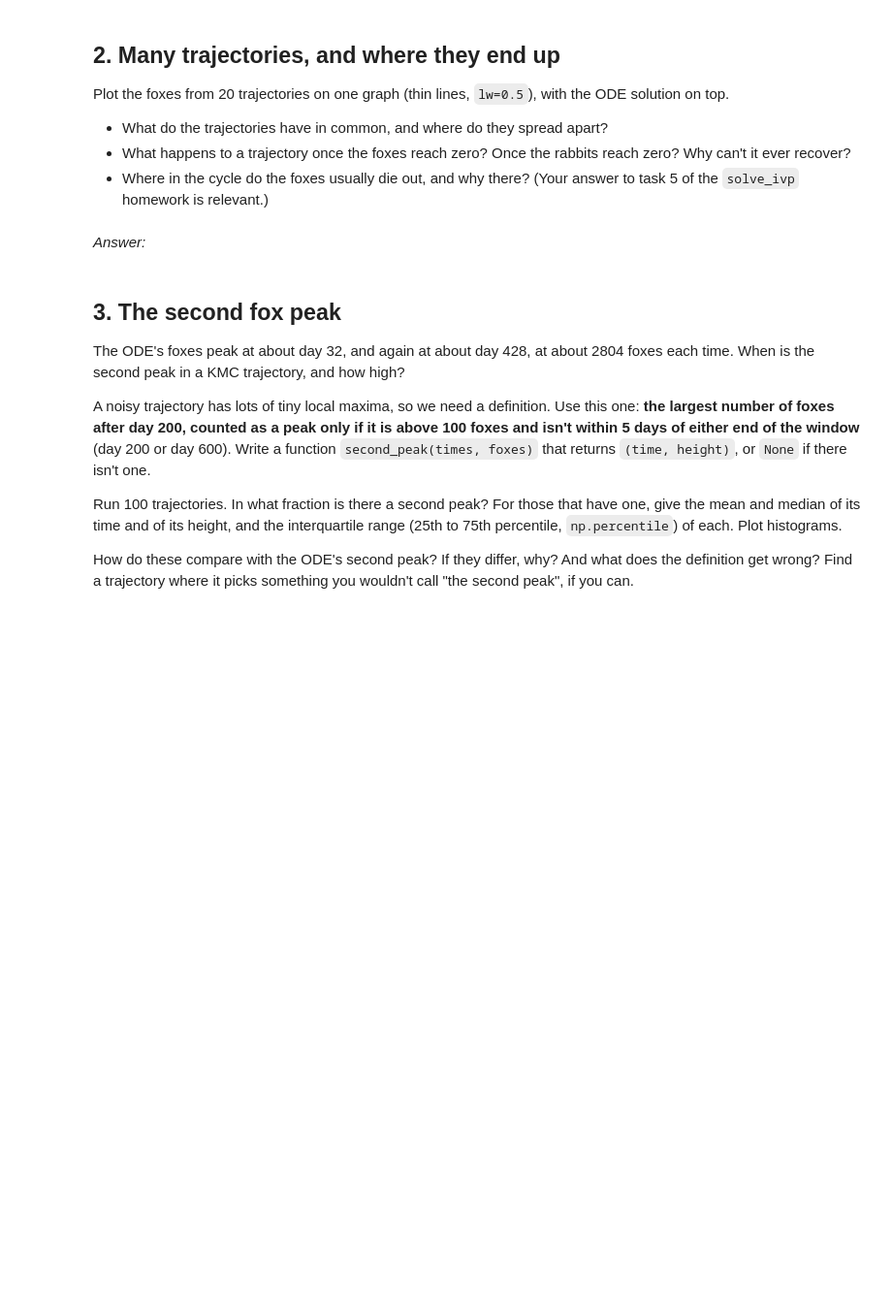
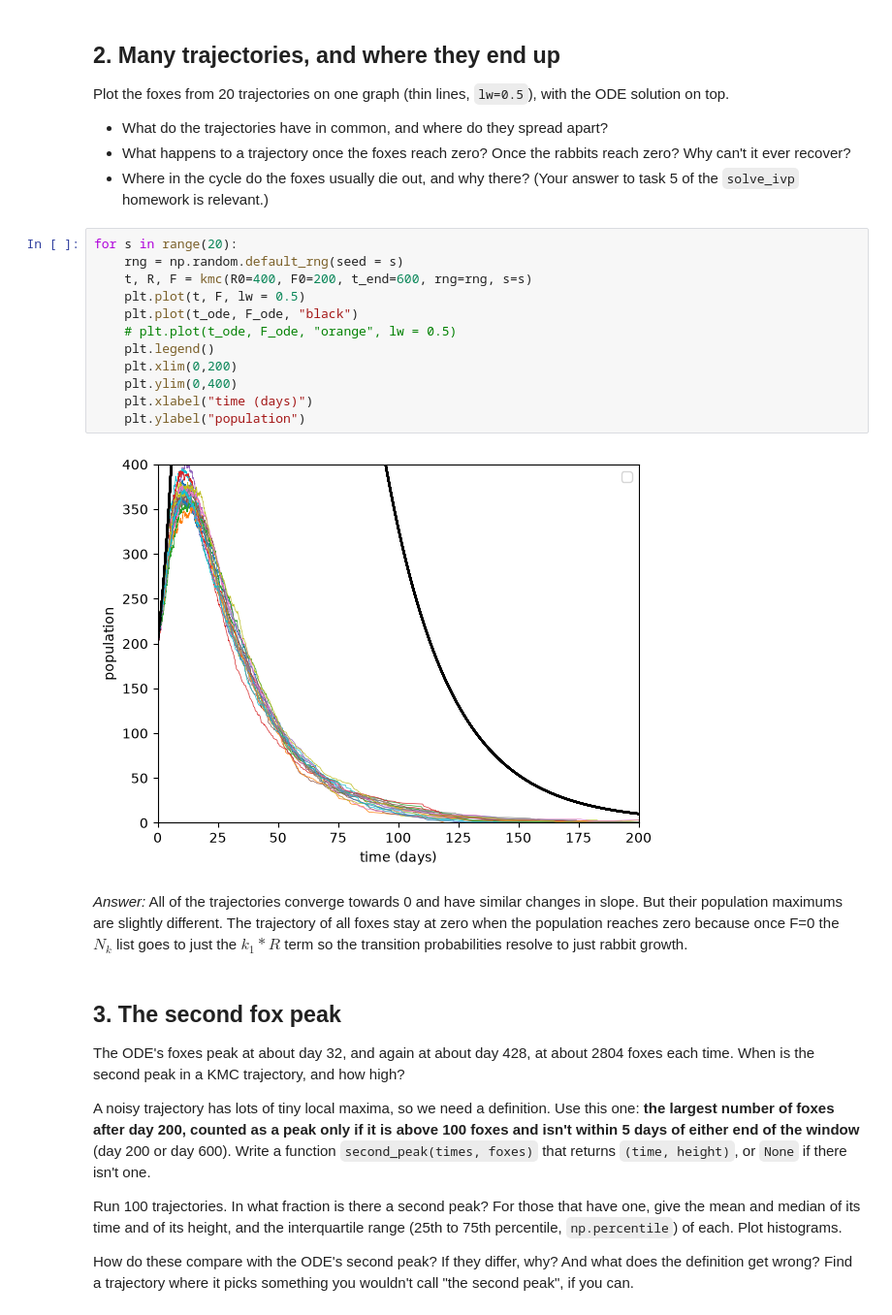
Before and after one commit to mitchellmlibby/kinetic-monte-carlo, a Jupyter notebook: rabbits-and-foxes-kmc.ipynb, the cells around one changed output. Shown at 97% size. Drawn from its saved outputs; the diff is of its cells as text; blank space fills up the shorter version.

```diff
--- a/rabbits-and-foxes-kmc.ipynb
+++ b/rabbits-and-foxes-kmc.ipynb
@@ -263,8 +264,22 @@ solution on top.
   zero? Why can't it ever recover?
 - Where in the cycle do the foxes usually die out, and why there? (Your answer to
   task 5 of the `solve_ivp` homework is relevant.)
+# %%
+for s in range(20):
+    rng = np.random.default_rng(seed = s)
+    t, R, F = kmc(R0=400, F0=200, t_end=600, rng=rng, s=s)
+    plt.plot(t, F, lw = 0.5)
+    plt.plot(t_ode, F_ode, "black")
+    # plt.plot(t_ode, F_ode, "orange", lw = 0.5)
+    plt.legend()
+    plt.xlim(0,200)
+    plt.ylim(0,400)
+    plt.xlabel("time (days)")
+    plt.ylabel("population")
+# %% [output]
+[figure, added]
 # %% [markdown]
-*Answer:*
+*Answer:*  All of the trajectories converge towards 0 and have similar changes in slope.  But their population maximums are slightly different.  The trajectory of all foxes stay at zero when the population reaches zero because once F=0 the $N_{k}$ list goes to just the $k_{1}*R$ term so the transition probabilities resolve to just rabbit growth.
 # %% [markdown]
 ## 3. The second fox peak
 
```
Also changed, not shown: parts of 2 cells of this notebook.
